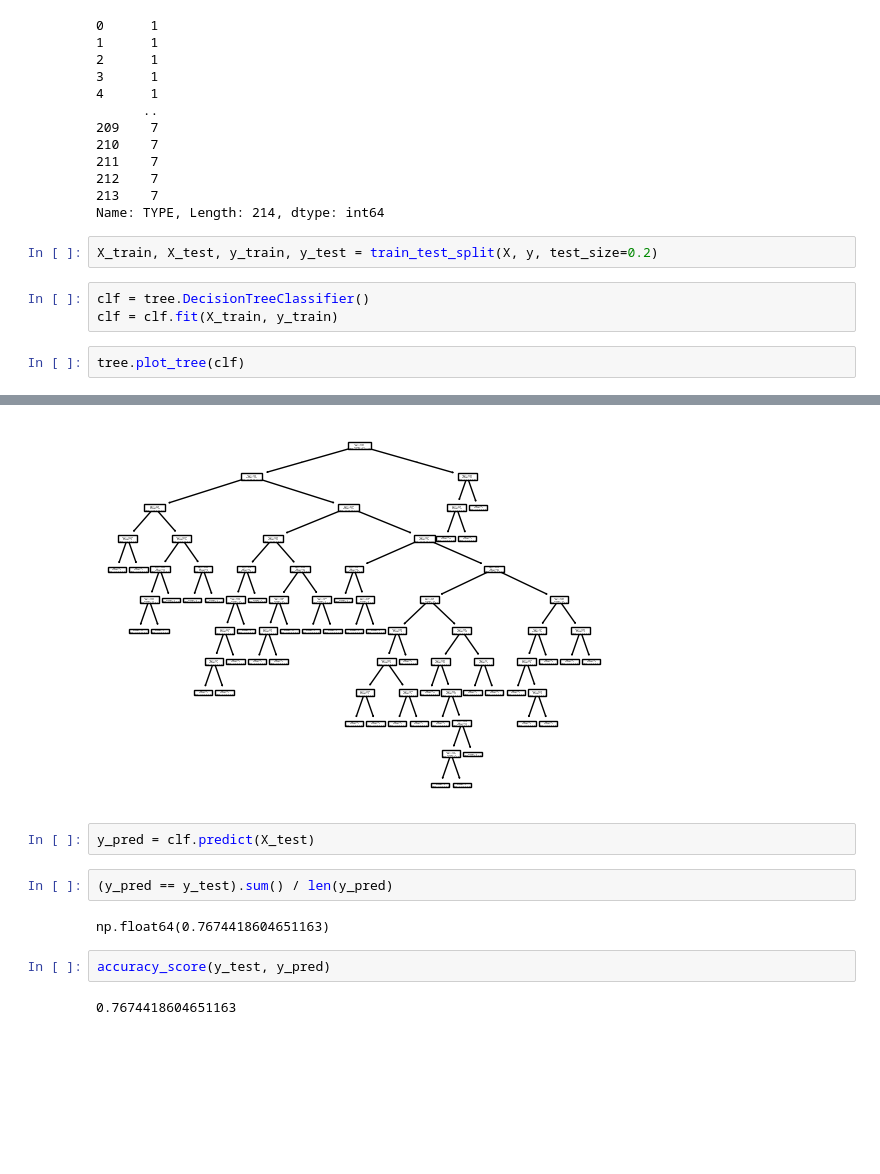
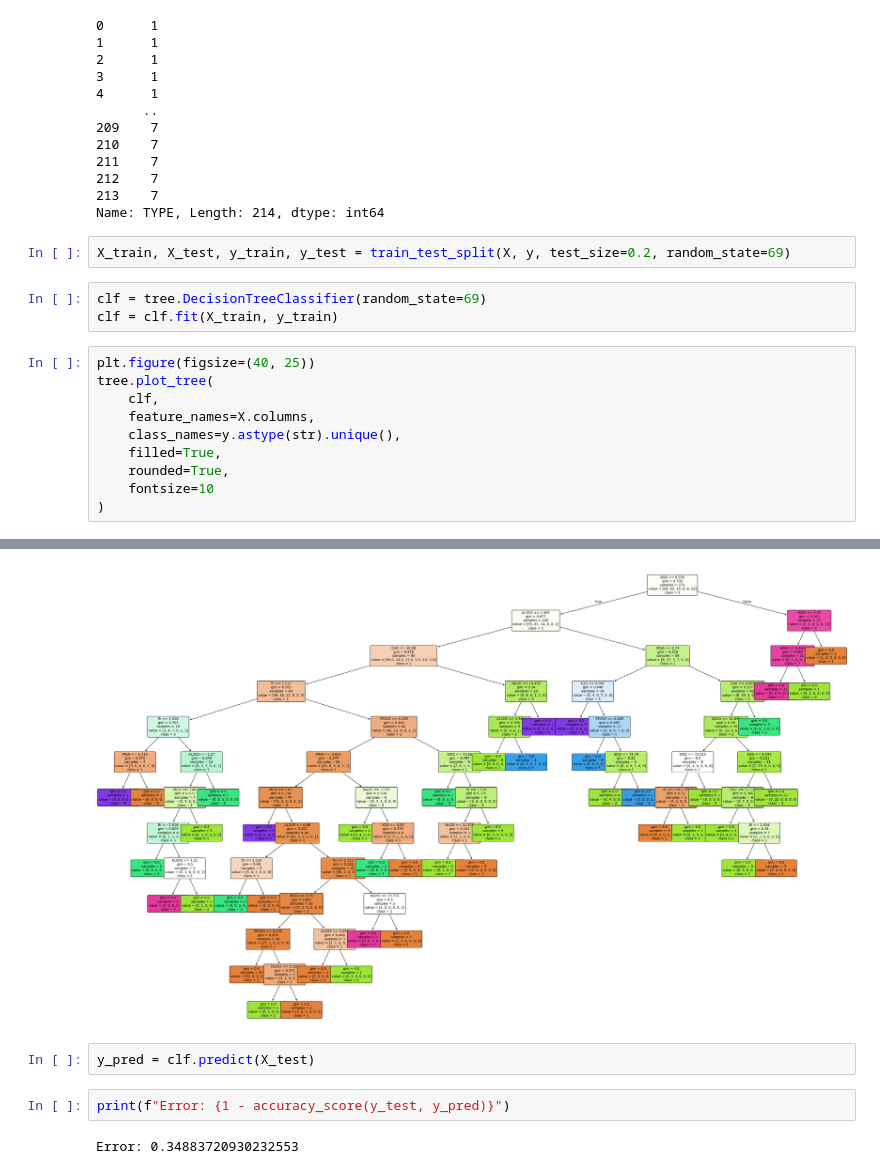
Before and after one commit to DavidMatias44/rp, a Jupyter notebook: arboles_decision/main.ipynb, the cells around one changed output, grey strips where cells are left out. Cells and saved outputs as stored; diff of their text form; blank space fills up the shorter version.

```diff
--- a/arboles_decision/main.ipynb
+++ b/arboles_decision/main.ipynb
@@ -71,10 +72,18 @@ y
 213    7
 Name: TYPE, Length: 214, dtype: int64
 # %%
-X_train, X_test, y_train, y_test = train_test_split(X, y, test_size=0.2)
+X_train, X_test, y_train, y_test = train_test_split(X, y, test_size=0.2, random_state=69)
 # %%
-clf = tree.DecisionTreeClassifier()
+clf = tree.DecisionTreeClassifier(random_state=69)
 clf = clf.fit(X_train, y_train)
 # %%
-tree.plot_tree(clf)
+plt.figure(figsize=(40, 25))
+tree.plot_tree(
+    clf,
+    feature_names=X.columns,
+    class_names=y.astype(str).unique(),
+    filled=True,
+    rounded=True,
+    fontsize=10
+)
 # %% [output]
@@ -98,14 +107,10 @@ tree.plot_tree(clf)
-[figure, old version]
+[figure, new version]
 # %%
 y_pred = clf.predict(X_test)
-# %%
-(y_pred == y_test).sum() / len(y_pred)
-# %% [output]
-np.float64(0.7674418604651163)
 # %%
-accuracy_score(y_test, y_pred)
+print(f"Error: {1 - accuracy_score(y_test, y_pred)}")
 # %% [output]
-0.7674418604651163
+Error: 0.34883720930232553
 # %%
 print(classification_report(y_test, y_pred))
 # %% [output]
```
Also changed, not shown: parts of 3 cells of this notebook, 3 other files.
